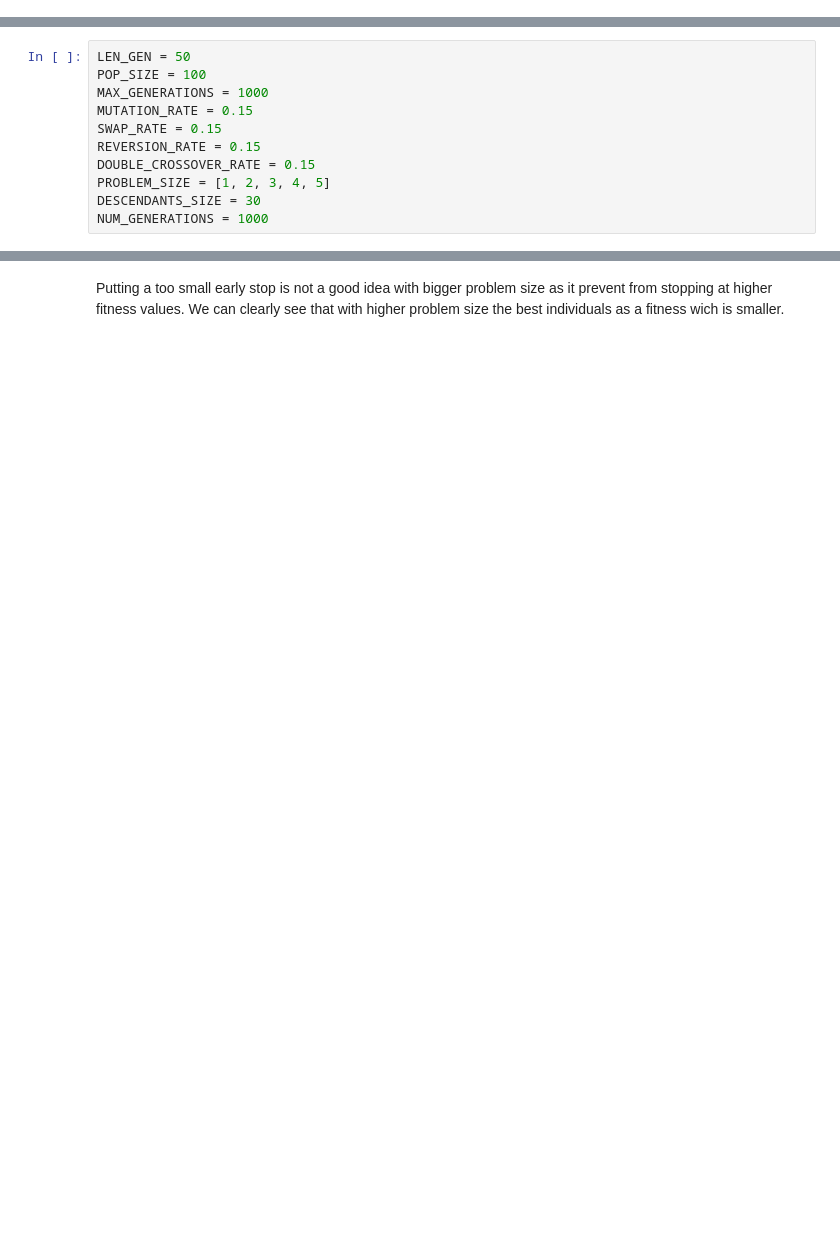
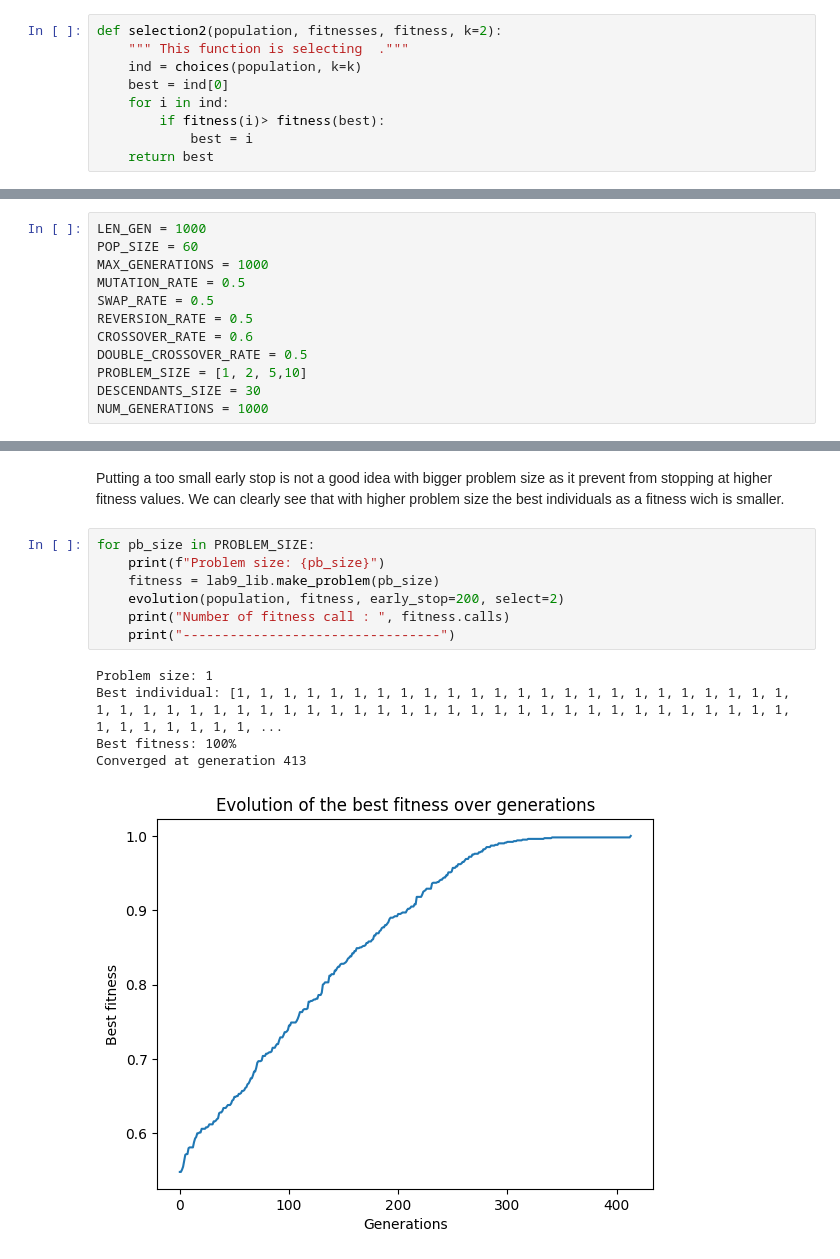
Before and after one commit to RoxaneGoffinet/Computational-Intelligence, a Jupyter notebook: Lab3/lab9.ipynb, the cells around one changed output, grey strips where cells are left out. Saved outputs shown, nothing was run; the diff lists cells and outputs as text; blank space fills up the shorter version.

```diff
--- a/Lab3/lab9.ipynb
+++ b/Lab3/lab9.ipynb
@@ -55,3 +50,12 @@ def parent_selection(population):
+# %%
+def selection2(population, fitnesses, fitness, k=2):
+    """ This function is selecting  ."""
+    ind = choices(population, k=k)
+    best = ind[0]
+    for i in ind:
+        if fitness(i)> fitness(best):
+            best = i
+    return best
 # %%
 def xover(ind1, ind2):
     """ This function is performing crossover between two individuals."""
@@ -101,14 +105,15 @@ def reversion(ind):
 # %% [markdown]
 ### Definition of the parameters
 # %%
-LEN_GEN = 50
-POP_SIZE = 100
+LEN_GEN = 1000
+POP_SIZE = 60
 MAX_GENERATIONS = 1000
-MUTATION_RATE = 0.15
-SWAP_RATE = 0.15
-REVERSION_RATE = 0.15
-DOUBLE_CROSSOVER_RATE = 0.15
-PROBLEM_SIZE = [1, 2, 3, 4, 5]
+MUTATION_RATE = 0.5
+SWAP_RATE = 0.5
+REVERSION_RATE = 0.5
+CROSSOVER_RATE = 0.6
+DOUBLE_CROSSOVER_RATE = 0.5
+PROBLEM_SIZE = [1, 2, 5,10]
 DESCENDANTS_SIZE = 30
 NUM_GENERATIONS = 1000
 # %% [markdown]
@@ -255,3 +263,16 @@ Number of fitness call :  41167
 # %% [markdown]
 Putting a too small early stop is not a good idea with bigger problem size as it prevent from stopping at higher fitness values.
 We can clearly see that with higher problem size the best individuals as a fitness wich is smaller.
+# %%
+for pb_size in PROBLEM_SIZE:
+    print(f"Problem size: {pb_size}")
+    fitness = lab9_lib.make_problem(pb_size)
+    evolution(population, fitness, early_stop=200, select=2)
+    print("Number of fitness call : ", fitness.calls)
+    print("---------------------------------")
+# %% [output]
+Problem size: 1
+Best individual: [1, 1, 1, 1, 1, 1, 1, 1, 1, 1, 1, 1, 1, 1, 1, 1, 1, 1, 1, 1, 1, 1, 1, 1, 1, 1, 1, 1, 1, 1, 1, 1, 1, 1, 1, 1, 1, 1, 1, 1, 1, 1, 1, 1, 1, 1, 1, 1, 1, 1, 1, 1, 1, 1, 1, 1, 1, 1, 1, 1, 1, ...
+Best fitness: 100%
+Converged at generation 413
+[figure, added]
```
Also changed, not shown: parts of 10 cells of this notebook.
